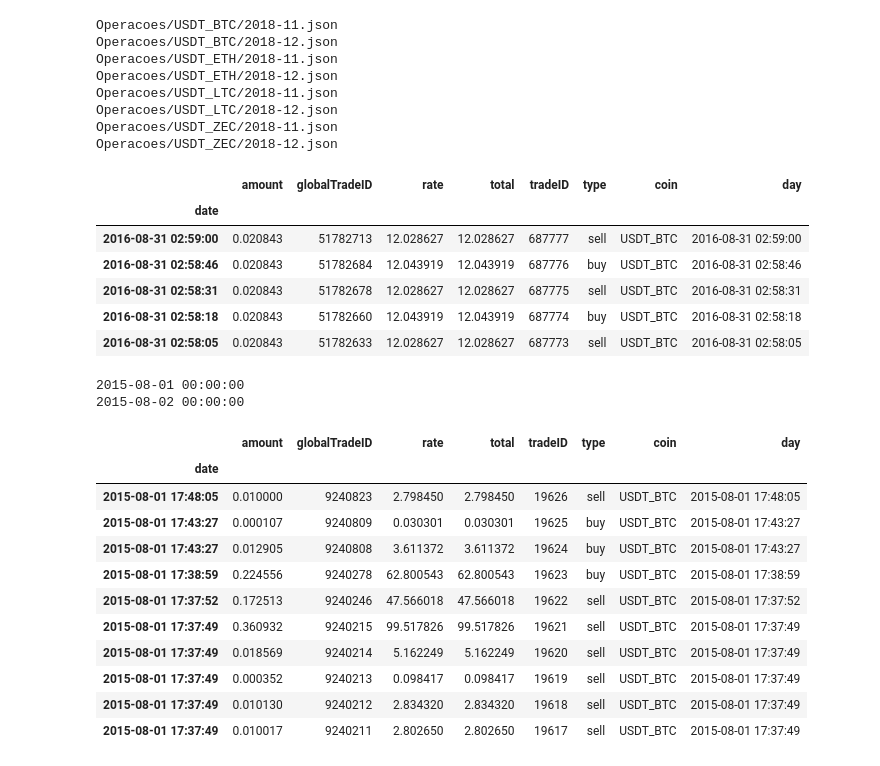
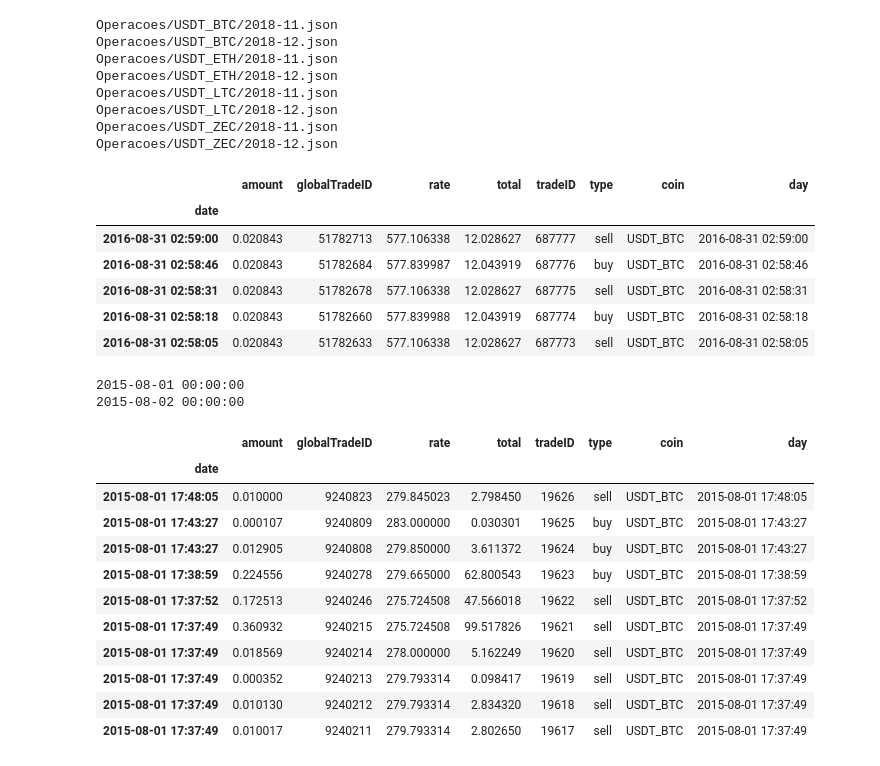
Before and after one commit to nikolasmagno/btc-alt, a Jupyter notebook: BackTest.ipynb, the cells around one changed output. Drawn from its saved outputs; the diff is of its cells as text; code cells hidden in the pictures.

```diff
--- a/BackTest.ipynb
+++ b/BackTest.ipynb
@@ -34,41 +34,41 @@ for folder in os.scandir(folder_candle):
 
                 df['coin'] = folder.name
                 df['amount'] = pd.to_numeric(df['amount'].replace('.',','))
-                df['rate'] = pd.to_numeric(df['total'].replace('.',','))
+                df['rate'] = pd.to_numeric(df['rate'].replace('.',','))
                 df['total'] = pd.to_numeric(df['total'].replace('.',','))
                 df['date'] = pd.to_datetime(df['date'])
                 df['day'] = pd.to_datetime(df['date'])
                 #df['day'] = pd.to_datetime(df['date'],format='%Y-%m-%d').dt.date
 
                 array_dataframe.append(df)
             else:
                 print(entry.path)
 
 dados = pd.concat(array_dataframe)
 
 dados = dados.replace([np.inf, -np.inf], np.nan)
 dados = dados.fillna(0)
 
 dados.set_index('date', inplace=True)
 dados.index = pd.to_datetime(dados.index)
 
 dados.head()
 # %% [output]
 Operacoes/USDT_BTC/2018-11.json
 Operacoes/USDT_BTC/2018-12.json
 Operacoes/USDT_ETH/2018-11.json
 Operacoes/USDT_ETH/2018-12.json
 Operacoes/USDT_LTC/2018-11.json
 Operacoes/USDT_LTC/2018-12.json
 Operacoes/USDT_ZEC/2018-11.json
 Operacoes/USDT_ZEC/2018-12.json
 |  | amount | globalTradeID | rate | total | tradeID | type | coin | day |
 | date |  |  |  |  |  |  |  |  |
-| 2016-08-31 02:59:00 | 0.020843 | 51782713 | 12.028627 | 12.028627 | 687777 | sell | USDT_BTC | 2016-08-31 02:59:00 |
-| 2016-08-31 02:58:46 | 0.020843 | 51782684 | 12.043919 | 12.043919 | 687776 | buy | USDT_BTC | 2016-08-31 02:58:46 |
-| 2016-08-31 02:58:31 | 0.020843 | 51782678 | 12.028627 | 12.028627 | 687775 | sell | USDT_BTC | 2016-08-31 02:58:31 |
-| 2016-08-31 02:58:18 | 0.020843 | 51782660 | 12.043919 | 12.043919 | 687774 | buy | USDT_BTC | 2016-08-31 02:58:18 |
-| 2016-08-31 02:58:05 | 0.020843 | 51782633 | 12.028627 | 12.028627 | 687773 | sell | USDT_BTC | 2016-08-31 02:58:05 |
+| 2016-08-31 02:59:00 | 0.020843 | 51782713 | 577.106338 | 12.028627 | 687777 | sell | USDT_BTC | 2016-08-31 02:59:00 |
+| 2016-08-31 02:58:46 | 0.020843 | 51782684 | 577.839987 | 12.043919 | 687776 | buy | USDT_BTC | 2016-08-31 02:58:46 |
+| 2016-08-31 02:58:31 | 0.020843 | 51782678 | 577.106338 | 12.028627 | 687775 | sell | USDT_BTC | 2016-08-31 02:58:31 |
+| 2016-08-31 02:58:18 | 0.020843 | 51782660 | 577.839988 | 12.043919 | 687774 | buy | USDT_BTC | 2016-08-31 02:58:18 |
+| 2016-08-31 02:58:05 | 0.020843 | 51782633 | 577.106338 | 12.028627 | 687773 | sell | USDT_BTC | 2016-08-31 02:58:05 |
 # %%
 #Calcula a primeira data e a primeira janela de 24h
 
@@ -108,16 +108,16 @@ janela.head(10)
 # %% [output]
 |  | amount | globalTradeID | rate | total | tradeID | type | coin | day |
 | date |  |  |  |  |  |  |  |  |
-| 2015-08-01 17:48:05 | 0.010000 | 9240823 | 2.798450 | 2.798450 | 19626 | sell | USDT_BTC | 2015-08-01 17:48:05 |
-| 2015-08-01 17:43:27 | 0.000107 | 9240809 | 0.030301 | 0.030301 | 19625 | buy | USDT_BTC | 2015-08-01 17:43:27 |
-| 2015-08-01 17:43:27 | 0.012905 | 9240808 | 3.611372 | 3.611372 | 19624 | buy | USDT_BTC | 2015-08-01 17:43:27 |
-| 2015-08-01 17:38:59 | 0.224556 | 9240278 | 62.800543 | 62.800543 | 19623 | buy | USDT_BTC | 2015-08-01 17:38:59 |
-| 2015-08-01 17:37:52 | 0.172513 | 9240246 | 47.566018 | 47.566018 | 19622 | sell | USDT_BTC | 2015-08-01 17:37:52 |
-| 2015-08-01 17:37:49 | 0.360932 | 9240215 | 99.517826 | 99.517826 | 19621 | sell | USDT_BTC | 2015-08-01 17:37:49 |
-| 2015-08-01 17:37:49 | 0.018569 | 9240214 | 5.162249 | 5.162249 | 19620 | sell | USDT_BTC | 2015-08-01 17:37:49 |
-| 2015-08-01 17:37:49 | 0.000352 | 9240213 | 0.098417 | 0.098417 | 19619 | sell | USDT_BTC | 2015-08-01 17:37:49 |
-| 2015-08-01 17:37:49 | 0.010130 | 9240212 | 2.834320 | 2.834320 | 19618 | sell | USDT_BTC | 2015-08-01 17:37:49 |
-| 2015-08-01 17:37:49 | 0.010017 | 9240211 | 2.802650 | 2.802650 | 19617 | sell | USDT_BTC | 2015-08-01 17:37:49 |
+| 2015-08-01 17:48:05 | 0.010000 | 9240823 | 279.845023 | 2.798450 | 19626 | sell | USDT_BTC | 2015-08-01 17:48:05 |
+| 2015-08-01 17:43:27 | 0.000107 | 9240809 | 283.000000 | 0.030301 | 19625 | buy | USDT_BTC | 2015-08-01 17:43:27 |
+| 2015-08-01 17:43:27 | 0.012905 | 9240808 | 279.850000 | 3.611372 | 19624 | buy | USDT_BTC | 2015-08-01 17:43:27 |
+| 2015-08-01 17:38:59 | 0.224556 | 9240278 | 279.665000 | 62.800543 | 19623 | buy | USDT_BTC | 2015-08-01 17:38:59 |
+| 2015-08-01 17:37:52 | 0.172513 | 9240246 | 275.724508 | 47.566018 | 19622 | sell | USDT_BTC | 2015-08-01 17:37:52 |
+| 2015-08-01 17:37:49 | 0.360932 | 9240215 | 275.724508 | 99.517826 | 19621 | sell | USDT_BTC | 2015-08-01 17:37:49 |
+| 2015-08-01 17:37:49 | 0.018569 | 9240214 | 278.000000 | 5.162249 | 19620 | sell | USDT_BTC | 2015-08-01 17:37:49 |
+| 2015-08-01 17:37:49 | 0.000352 | 9240213 | 279.793314 | 0.098417 | 19619 | sell | USDT_BTC | 2015-08-01 17:37:49 |
+| 2015-08-01 17:37:49 | 0.010130 | 9240212 | 279.793314 | 2.834320 | 19618 | sell | USDT_BTC | 2015-08-01 17:37:49 |
+| 2015-08-01 17:37:49 | 0.010017 | 9240211 | 279.793314 | 2.802650 | 19617 | sell | USDT_BTC | 2015-08-01 17:37:49 |
 # %%
 def calcula_qtd_relevante(dt):
     relevante = dt.coin.count() * qtd_relevante_head_book
```
Also changed, not shown: parts of 5 cells of this notebook, 1 other file.
